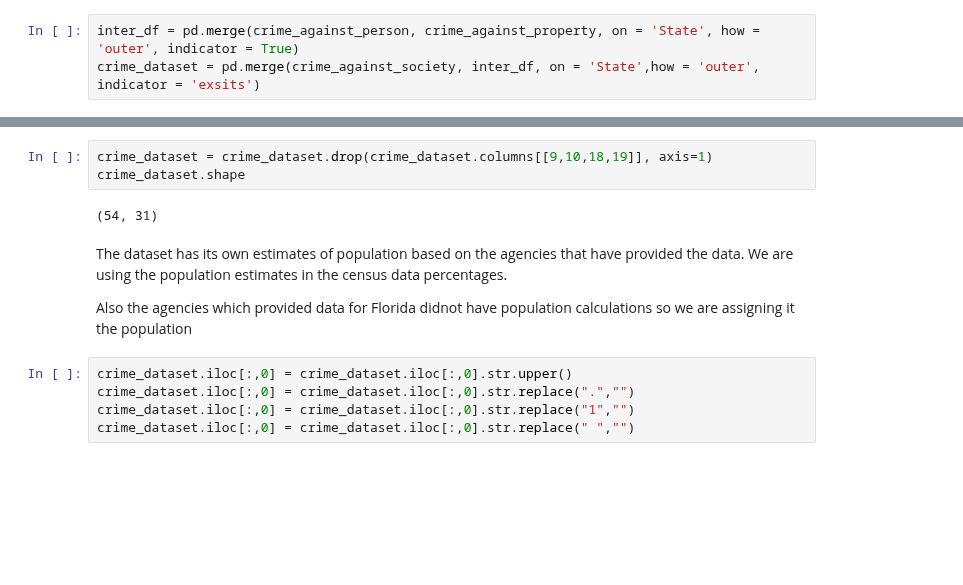
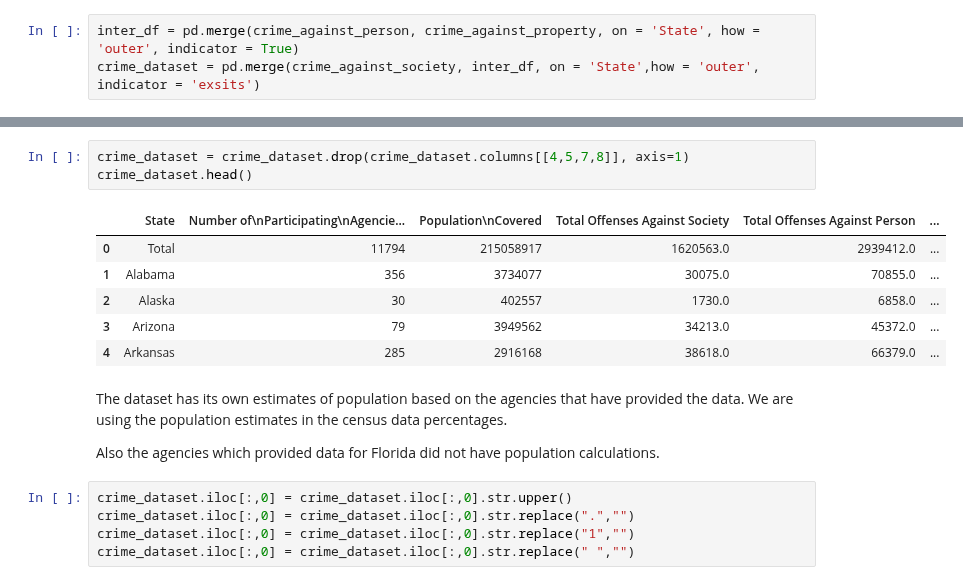
Before and after one commit to gauravshetty98/Analyzing-Statewise-Substance-Abuse-And-Its-Correalation, a Jupyter notebook: map_ps0.ipynb, the cells around one changed output, grey strips where cells are left out. Drawn from its saved outputs; the diff is of its cells as text; blank space fills up the shorter version.

```diff
--- a/map_ps0.ipynb
+++ b/map_ps0.ipynb
@@ -579,12 +398,17 @@ Warning: Total number of columns (35) exceeds max_columns (20). Falling back to
 # %%
-crime_dataset = crime_dataset.drop(crime_dataset.columns[[9,10,18,19]], axis=1)
-crime_dataset.shape
+crime_dataset = crime_dataset.drop(crime_dataset.columns[[4,5,7,8]], axis=1)
+crime_dataset.head()
 # %% [output]
-(54, 31)
+|  | State | Number of\nParticipating\nAgencie... | Population\nCovered | Total Offenses Against Society | Total Offenses Against Person | ... |
+| 0 | Total | 11794 | 215058917 | 1620563.0 | 2939412.0 | ... |
+| 1 | Alabama | 356 | 3734077 | 30075.0 | 70855.0 | ... |
+| 2 | Alaska | 30 | 402557 | 1730.0 | 6858.0 | ... |
+| 3 | Arizona | 79 | 3949562 | 34213.0 | 45372.0 | ... |
+| 4 | Arkansas | 285 | 2916168 | 38618.0 | 66379.0 | ... |
 # %% [markdown]
 The dataset has its own estimates of population based on the agencies that have provided the data. We are using the population estimates in the census data percentages.
 
-Also the agencies which provided data for Florida didnot have population calculations so we are assigning it the population
+Also the agencies which provided data for Florida did not have population calculations.
 # %%
 crime_dataset.iloc[:,0] = crime_dataset.iloc[:,0].str.upper()
 crime_dataset.iloc[:,0] = crime_dataset.iloc[:,0].str.replace(".","")
```
Also changed, not shown: parts of 37 cells of this notebook.
